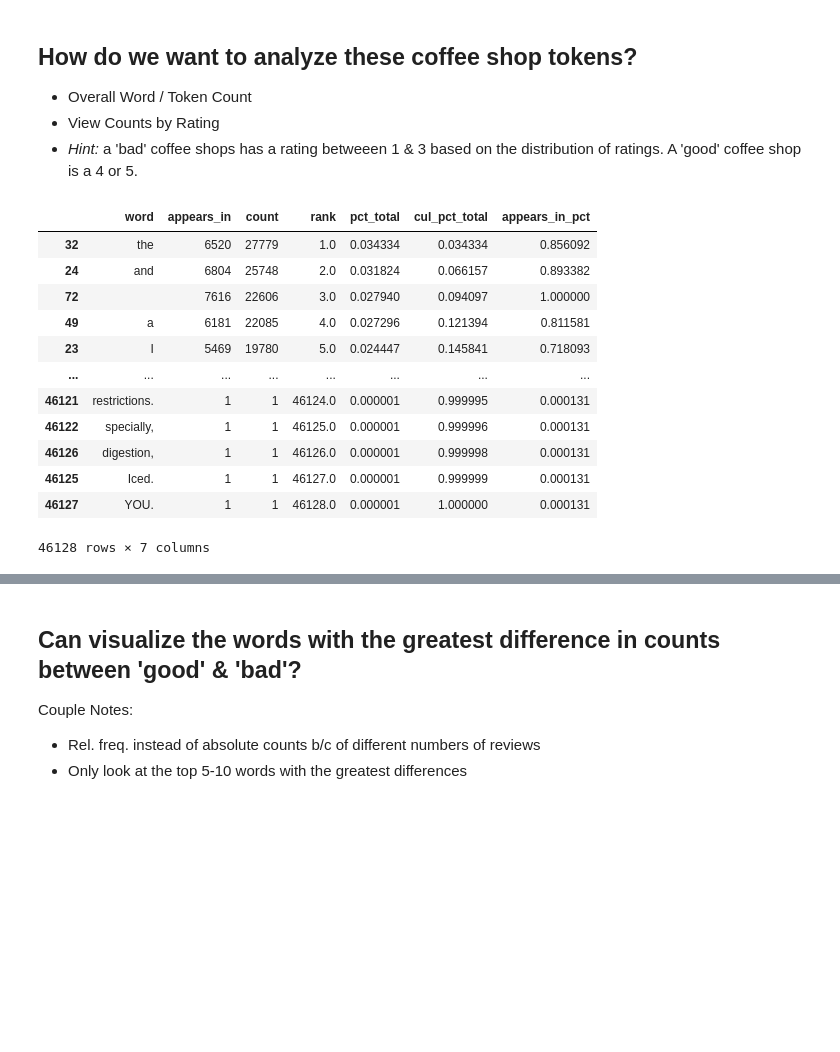
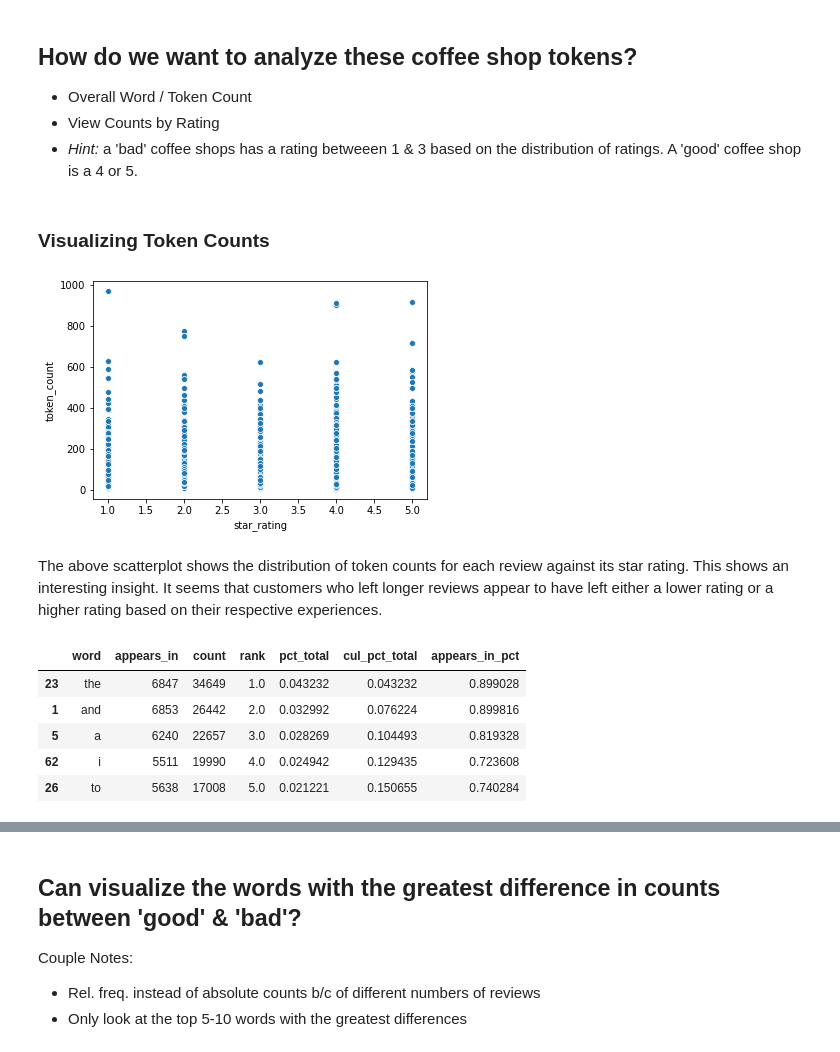
Before and after one commit to RAV10K1/DS-Unit-4-Sprint-1-NLP, a Jupyter notebook: module1-text-data/LS_DS_411_Text_Data_Assignment.ipynb, the cells around one changed output, grey strips where cells are left out. Saved outputs shown, nothing was run; the diff lists cells and outputs as text; code cells hidden in the pictures; blank space fills up the shorter version.

```diff
--- a/module1-text-data/LS_DS_411_Text_Data_Assignment.ipynb
+++ b/module1-text-data/LS_DS_411_Text_Data_Assignment.ipynb
@@ -112,3 +113,8 @@ df.head()
 # %%
 # Creating copy of dataframe
 df2 = shops.copy()
+# %%
+# Stripping white spaces in text column
+df2.full_review_text = [item.strip().lower() for item in df2['full_review_text']]
+print(df2.full_review_text.head())
+df2.head()
@@ -142,0 +162,2 @@ df2.head()
+# %%
+df2['token_count'] = [len(token) for token in df2['tokens']]
@@ -146,6 +176,16 @@ df2.head()
 - Overall Word / Token Count
 - View Counts by Rating
 - *Hint:* a 'bad' coffee shops has a rating betweeen 1 & 3 based on the distribution of ratings. A 'good' coffee shop is a 4 or 5.
+# %% [markdown]
+### Visualizing Token Counts
+# %%
+import seaborn as sns
+
+sns.scatterplot(x=df2['star_rating'], y=df2['token_count'], data=df2);
+# %% [output]
+[figure, added]
+# %% [markdown]
+The above scatterplot shows the distribution of token counts for each review against its star rating. This shows an interesting insight. It seems that customers who left longer reviews appear to have left either a lower rating or a higher rating based on their respective experiences.
 # %%
 def count(docs):
 
@@ -179,18 +219,11 @@ def count(docs):
         return wc.sort_values(by='rank')
 # %%
 word_count = count(df2.tokens)
-word_count
+word_count.head()
 # %% [output]
 |  | word | appears_in | count | rank | pct_total | cul_pct_total | appears_in_pct |
-| 32 | the | 6520 | 27779 | 1.0 | 0.034334 | 0.034334 | 0.856092 |
-| 24 | and | 6804 | 25748 | 2.0 | 0.031824 | 0.066157 | 0.893382 |
-| 72 |  | 7616 | 22606 | 3.0 | 0.027940 | 0.094097 | 1.000000 |
-| 49 | a | 6181 | 22085 | 4.0 | 0.027296 | 0.121394 | 0.811581 |
-| 23 | I | 5469 | 19780 | 5.0 | 0.024447 | 0.145841 | 0.718093 |
-| ... | ... | ... | ... | ... | ... | ... | ... |
-| 46121 | restrictions. | 1 | 1 | 46124.0 | 0.000001 | 0.999995 | 0.000131 |
-| 46122 | specially, | 1 | 1 | 46125.0 | 0.000001 | 0.999996 | 0.000131 |
-| 46126 | digestion, | 1 | 1 | 46126.0 | 0.000001 | 0.999998 | 0.000131 |
-| 46125 | Iced. | 1 | 1 | 46127.0 | 0.000001 | 0.999999 | 0.000131 |
-| 46127 | YOU. | 1 | 1 | 46128.0 | 0.000001 | 1.000000 | 0.000131 |
+| 23 | the | 6847 | 34649 | 1.0 | 0.043232 | 0.043232 | 0.899028 |
+| 1 | and | 6853 | 26442 | 2.0 | 0.032992 | 0.076224 | 0.899816 |
+| 5 | a | 6240 | 22657 | 3.0 | 0.028269 | 0.104493 | 0.819328 |
+| 62 | i | 5511 | 19990 | 4.0 | 0.024942 | 0.129435 | 0.723608 |
+| 26 | to | 5638 | 17008 | 5.0 | 0.021221 | 0.150655 | 0.740284 |
-46128 rows × 7 columns
```
Also changed, not shown: parts of 13 cells of this notebook, 1 other file.
